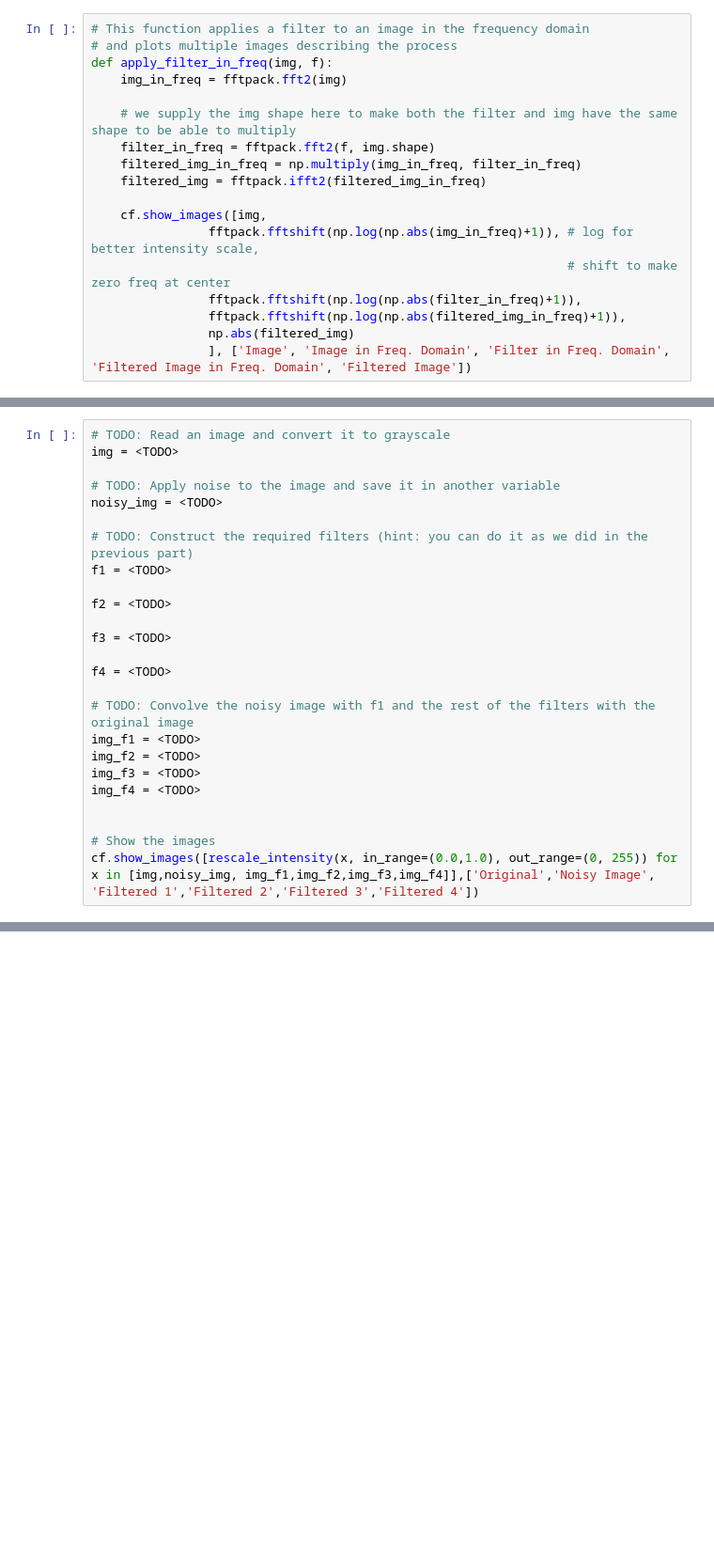
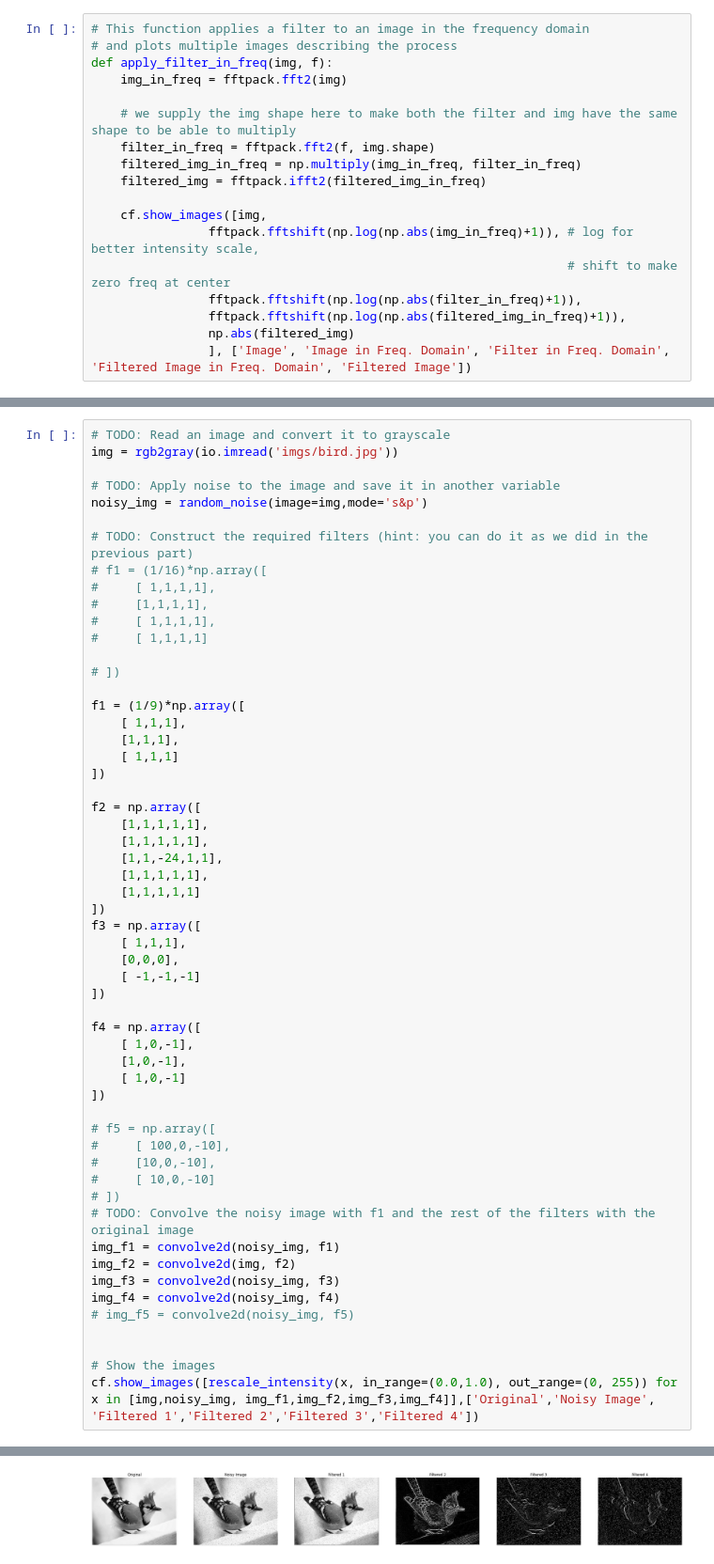
Before and after one commit to norhanreda/solutions-of-image-processing-labs, a Jupyter notebook: lab2/lab02-std/lab2-std.ipynb, the cells around one changed output, grey strips where cells are left out. Shown at 94% size. Cells and saved outputs as stored; diff of their text form; blank space fills up the shorter version.

```diff
--- a/lab2/lab02-std/lab2-std.ipynb
+++ b/lab2/lab02-std/lab2-std.ipynb
@@ -124,26 +147,58 @@ Press shift+tab after writing 'convolve2d' in a code cell
 -> random_noise(img, mode) (https://scikit-image.org/docs/dev/api/skimage.util.html#skimage.util.random_noise)
 # %%
 # TODO: Read an image and convert it to grayscale
-img = <TODO>
+img = rgb2gray(io.imread('imgs/bird.jpg'))
 
 # TODO: Apply noise to the image and save it in another variable
-noisy_img = <TODO>
+noisy_img = random_noise(image=img,mode='s&p')
 
 # TODO: Construct the required filters (hint: you can do it as we did in the previous part)
-f1 = <TODO>
+# f1 = (1/16)*np.array([
+#     [ 1,1,1,1],
+#     [1,1,1,1],
+#     [ 1,1,1,1],
+#     [ 1,1,1,1]
 
-f2 = <TODO>
+# ])
 
-f3 = <TODO>
+f1 = (1/9)*np.array([
+    [ 1,1,1],
+    [1,1,1],
+    [ 1,1,1]
+])
 
-f4 = <TODO>
+f2 = np.array([
+    [1,1,1,1,1],
+    [1,1,1,1,1],
+    [1,1,-24,1,1],
+    [1,1,1,1,1],
+    [1,1,1,1,1]
+])
+f3 = np.array([
+    [ 1,1,1],
+    [0,0,0],
+    [ -1,-1,-1]
+])
 
+f4 = np.array([
+    [ 1,0,-1],
+    [1,0,-1],
+    [ 1,0,-1]
+])
+
+# f5 = np.array([
+#     [ 100,0,-10],
+#     [10,0,-10],
+#     [ 10,0,-10]
+# ])
 # TODO: Convolve the noisy image with f1 and the rest of the filters with the original image
-img_f1 = <TODO>
-img_f2 = <TODO>
-img_f3 = <TODO>
-img_f4 = <TODO>
+img_f1 = convolve2d(noisy_img, f1)
+img_f2 = convolve2d(img, f2)
+img_f3 = convolve2d(noisy_img, f3)
+img_f4 = convolve2d(noisy_img, f4)
+# img_f5 = convolve2d(noisy_img, f5)
 
 
 # Show the images
 cf.show_images([rescale_intensity(x, in_range=(0.0,1.0), out_range=(0, 255)) for x in [img,noisy_img, img_f1,img_f2,img_f3,img_f4]],['Original','Noisy Image', 'Filtered 1','Filtered 2','Filtered 3','Filtered 4'])
+# %% [output]
@@ -149,0 +214 @@ cf.show_images([rescale_intensity(x, in_range=(0.0,1.0), out_range=(0, 255)) for
+[figure, added]
```
Also changed, not shown: parts of 10 cells of this notebook, 2 other files.
